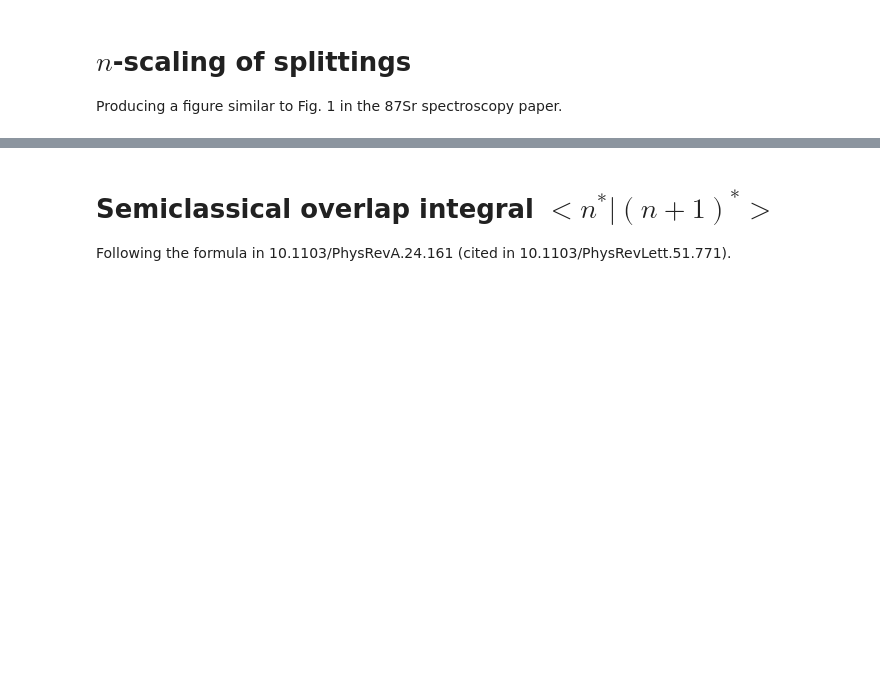
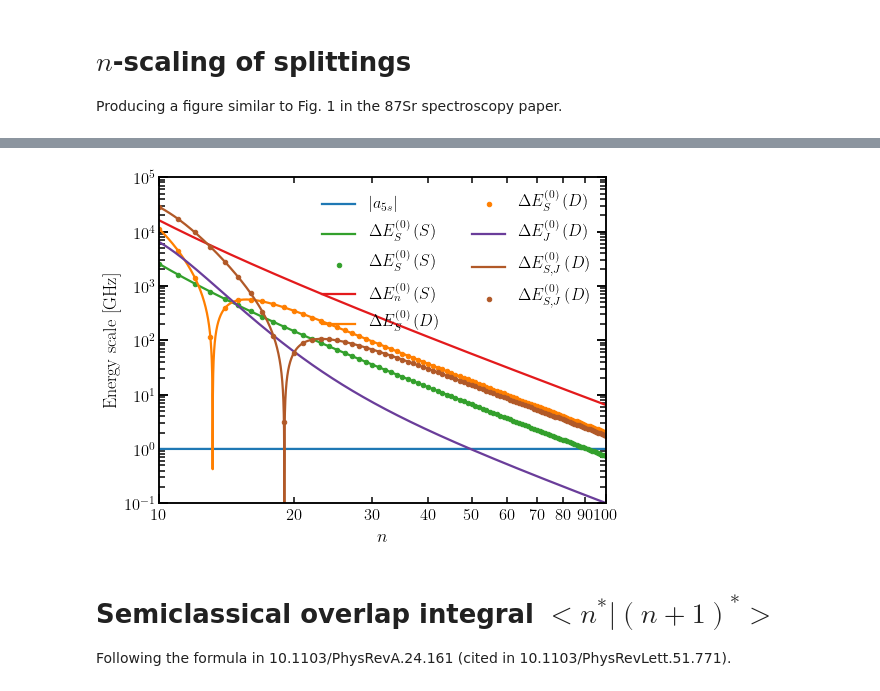
Before and after one commit to rogding/phd_thesis, a Jupyter notebook: chapters/fermion_spectroscopy/calculations/n-scaling.ipynb, the cells around one changed output, grey strips where cells are left out. Drawn from its saved outputs; the diff is of its cells as text; code cells hidden in the pictures; blank space fills up the shorter version.

```diff
--- a/chapters/fermion_spectroscopy/calculations/n-scaling.ipynb
+++ b/chapters/fermion_spectroscopy/calculations/n-scaling.ipynb
@@ -17,21 +28,18 @@ C = 299792458 # Speed of light [m Hz]
 # %%
 # 88Sr Rydberg constant and ionization energy from 10.1103/PhysRevA.99.022503
 I_88 =  ufloat(1377012721, 10)/(100*C/1E6)
-RY_88 = ufloat(109736.631, 0) # [/cm]
+RY_88 = ufloat(109736.6308675, 0.0000007) # [/cm]
 
 
 d_1S0 = [ufloat(3.26896, 0.00002), ufloat(-0.138, 0.007), ufloat(0.9, 0.6)] # From Vaillant2012.JPB.45.135004
-
 d_3S1 = [ufloat(3.370778, 0.000004), ufloat(0.418, 0.001), ufloat(-0.3, 0.1)] # From 10.1103/PhysRevA.99.022503
 
+d_1D2 = [ufloat(2.3807, 0.0002), ufloat(-39.41, 0.06), ufloat(-109, 2)*1E1] # From Vaillant2012.JPB.45.135004
 d_3D1 = [ufloat(2.67517, 0.00020), ufloat(-13.15, 0.26), ufloat(-4.444, 0.091)*1E3] # From 10.1103/PhysRevA.99.022503
-d_3D1 = [ufloat(2.66142, 0.00030), ufloat(-16.77, 0.38), ufloat(-6.656, 0.134)*1E3] # From 10.1103/PhysRevA.99.022503
-
-
+d_3D2 = [ufloat(2.66142, 0.00030), ufloat(-16.77, 0.38), ufloat(-6.656, 0.134)*1E3] # From 10.1103/PhysRevA.99.022503
 d_3D3 = [ufloat(2.63, 0.01), ufloat(-42.3, 0.3), ufloat(-18, 1)*1E3] # From Vaillant2012.JPB.45.135004
 
 # Hyperfine contact interaction
-a_5s = -1000473.673/1E6 # [GHz] from Sunaoshi1993.HI.78.241
 a_5s = ufloat(-1000473.673, 0.011)/1E6 # [GHz] from Sunaoshi1993.HI.78.241
 # %% [markdown]
 # Some general use functions
@@ -108,3 +58,86 @@ array([2515.596718727903+/-313.6682242379051,
+# %%
+n = np.geomspace(10, 100, 10001, endpoint=True)
+n_pnts = np.arange(10, 101, 1)
+
+[fig, ax] = plt.subplots(figsize=(8,6))
+
+# Hyperfine interaction strength (based on the 87Sr+ hyperfine contact interaction A in [GHz])
+EV_hf = np.abs(a_5s*np.ones(len(n)))
+ax.plot(n, unumpy.nominal_values(EV_hf),
+         label=r'$\left|a_{5s}\right|$',
+         color=sns.color_palette("Paired")[1])
+
+# E^{0}_{S}: energy splitting between |5sns, 1S0> and |5sns, 3S1> states
+DeltaE_S = np.abs(E_Ryd(n, I_88, RY_88, d_1S0) - E_Ryd(n, I_88, RY_88, d_3S1))*(100*C/1E9)
+ax.plot(n, unumpy.nominal_values(DeltaE_S),
+         label=r'${\Delta}E^{\left(0\right)}_{S} \left(S\right)$',
+         color=sns.color_palette("Paired")[3])
+DeltaE_S = np.abs(E_Ryd(n_pnts, I_88, RY_88, d_1S0) - E_Ryd(n_pnts, I_88, RY_88, d_3S1))*(100*C/1E9)
+ax.plot(n_pnts, unumpy.nominal_values(DeltaE_S), '.',
+         label=r'${\Delta}E^{\left(0\right)}_{S} \left(S\right)$',
+         color=sns.color_palette("Paired")[3])
+
+# E^{0}_{n}: energy splitting between |5sns, 1S0> and |5s(n+1)s, 3S1> states
+DeltaE_n = np.abs(E_Ryd(n+1, I_88, RY_88, d_3S1) - E_Ryd(n, I_88, RY_88, d_1S0))*(100*C/1E9)
+ax.plot(n, unumpy.nominal_values(DeltaE_n),
+         label=r'${\Delta}E^{\left(0\right)}_{n} \left(S\right)$',
+         color=sns.color_palette("Paired")[5])
+
+# E^{0}_{S}: energy splitting between |5snd, 1D2> and |5snd, 3D2> states
+DeltaE_S = np.abs(E_Ryd(n, I_88, RY_88, d_1D2) - E_Ryd(n, I_88, RY_88, d_3D2))*(100*C/1E9)
+ax.plot(n, unumpy.nominal_values(DeltaE_S),
+         label=r'${\Delta}E^{\left(0\right)}_{S} \left(D\right)$',
+         color=sns.color_palette("Paired")[7])
+# E^{0}_{S}: energy splitting between |5snd, 1D2> and |5snd, 3D2> states
+DeltaE_S = np.abs(E_Ryd(n_pnts, I_88, RY_88, d_1D2) - E_Ryd(n_pnts, I_88, RY_88, d_3D2))*(100*C/1E9)
+ax.plot(n_pnts, unumpy.nominal_values(DeltaE_S), '.',
+         label=r'${\Delta}E^{\left(0\right)}_{S} \left(D\right)$',
+         color=sns.color_palette("Paired")[7])
+
+
+# Energy splitting between |5snd, 3D1> and |5snd, 3D2> states
+DeltaE_J = np.abs(E_Ryd(n, I_88, RY_88, d_3D1) - E_Ryd(n, I_88, RY_88, d_3D2))*(100*C/1E9)
+ax.plot(n, unumpy.nominal_values(DeltaE_J),
+         label=r'${\Delta}E^{\left(0\right)}_{J} \left(D\right)$',
+         color=sns.color_palette("Paired")[9])
+
+# Energy splitting between |5snd, 1D2> and |5snd, 3D3> states
+DeltaE_J = np.abs(E_Ryd(n, I_88, RY_88, d_1D2) - E_Ryd(n, I_88, RY_88, d_3D3))*(100*C/1E9)
+ax.plot(n, unumpy.nominal_values(DeltaE_J),
+         label=r'${\Delta}E^{\left(0\right)}_{S,J} \left(D\right)$',
+         color=sns.color_palette("Paired")[11])
+# Energy splitting between |5snd, 1D2> and |5snd, 3D3> states
+DeltaE_J = np.abs(E_Ryd(n_pnts, I_88, RY_88, d_1D2) - E_Ryd(n_pnts, I_88, RY_88, d_3D3))*(100*C/1E9)
+ax.plot(n_pnts, unumpy.nominal_values(DeltaE_J), '.',
+         label=r'${\Delta}E^{\left(0\right)}_{S,J} \left(D\right)$',
+         color=sns.color_palette("Paired")[11])
+
+ax.set_xscale('log')
+ax.set_yscale('log')
+
+# Axis labels
+ax.set_xlabel(r'$n$')
+ax.set_ylabel(r'Energy scale [GHz]')
+
+# Axis limits
+ax.set_xlim((10, 100))
+ax.set_ylim((1E-1, 1E5))
+
+# Tick settings
+ax.tick_params(axis='both', which='both', direction='in')
+ax.xaxis.set_ticks_position('both')
+ax.yaxis.set_ticks_position('both')
+
+ax.xaxis.set_major_formatter(ScalarFormatter())
+ax.xaxis.set_minor_formatter(ScalarFormatter())
+
+# Legend options
+ax.legend(frameon=False, ncol=2)
+
+plt.savefig('n-scaling.svg', bbox_inches='tight')
+plt.show()
+# %% [output]
+[figure, added]
 # %% [markdown]
 # Semiclassical overlap integral $<n^*|(n+1)^*>$
 
```
Also changed, not shown: parts of 5 cells of this notebook, 4 other files.
